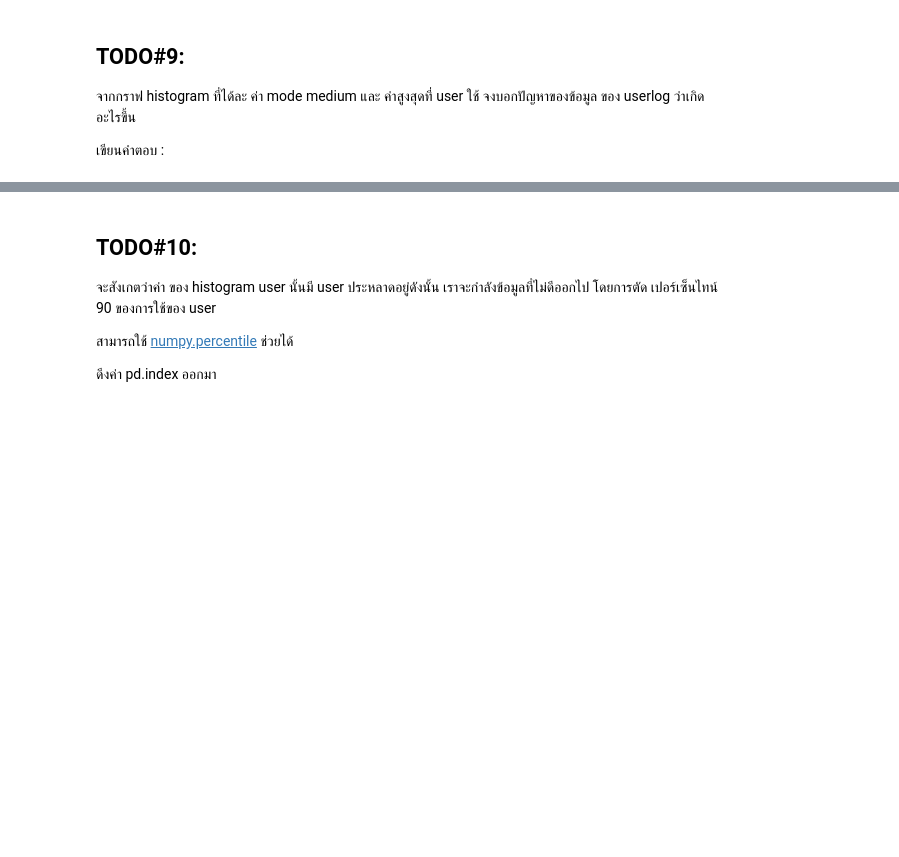
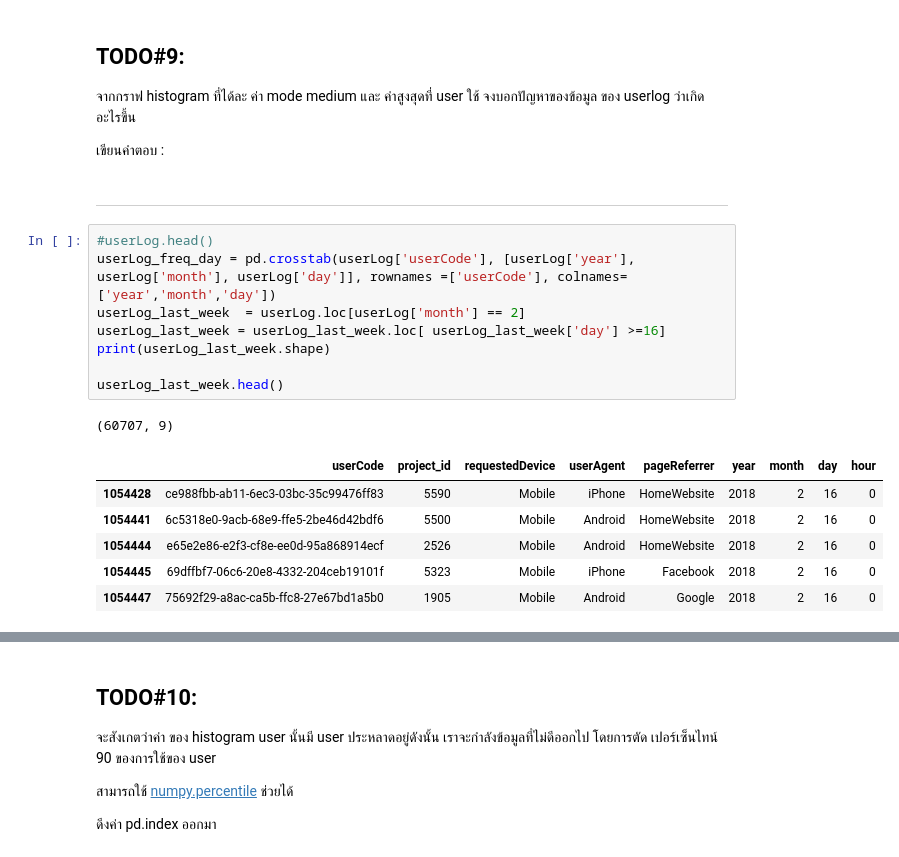
Before and after one commit to Pataweepr/applyML_vistec_2019, a Jupyter notebook: hw2_homeDotTech.ipynb, the cells around one changed output, grey strips where cells are left out. Saved outputs shown, nothing was run; the diff lists cells and outputs as text; blank space fills up the shorter version.

```diff
--- a/hw2_homeDotTech.ipynb
+++ b/hw2_homeDotTech.ipynb
@@ -293,3 +272,21 @@ ModeResult(mode=array([1]), count=array([49]))
 จากกราฟ histogram ที่ได้ละ ค่า mode medium และ ค่าสูงสุดที่ user ใช้ จงบอกปัญหาของข้อมูล ของ userlog ว่าเกิดอะไรขึ้น
 
 เขียนคำตอบ :
+# %% [markdown]
+------
+# %%
+#userLog.head()
+userLog_freq_day = pd.crosstab(userLog['userCode'], [userLog['year'], userLog['month'], userLog['day']], rownames =['userCode'], colnames=['year','month','day'])
+userLog_last_week  = userLog.loc[userLog['month'] == 2]
+userLog_last_week = userLog_last_week.loc[ userLog_last_week['day'] >=16]
+print(userLog_last_week.shape)
+
+userLog_last_week.head()
+# %% [output]
+(60707, 9)
+|  | userCode | project_id | requestedDevice | userAgent | pageReferrer | year | month | day | hour |
+| 1054428 | ce988fbb-ab11-6ec3-03bc-35c99476ff83 | 5590 | Mobile | iPhone | HomeWebsite | 2018 | 2 | 16 | 0 |
+| 1054441 | 6c5318e0-9acb-68e9-ffe5-2be46d42bdf6 | 5500 | Mobile | Android | HomeWebsite | 2018 | 2 | 16 | 0 |
+| 1054444 | e65e2e86-e2f3-cf8e-ee0d-95a868914ecf | 2526 | Mobile | Android | HomeWebsite | 2018 | 2 | 16 | 0 |
+| 1054445 | 69dffbf7-06c6-20e8-4332-204ceb19101f | 5323 | Mobile | iPhone | Facebook | 2018 | 2 | 16 | 0 |
+| 1054447 | 75692f29-a8ac-ca5b-ffc8-27e67bd1a5b0 | 1905 | Mobile | Android | Google | 2018 | 2 | 16 | 0 |
```
Also changed, not shown: parts of 26 cells of this notebook.
